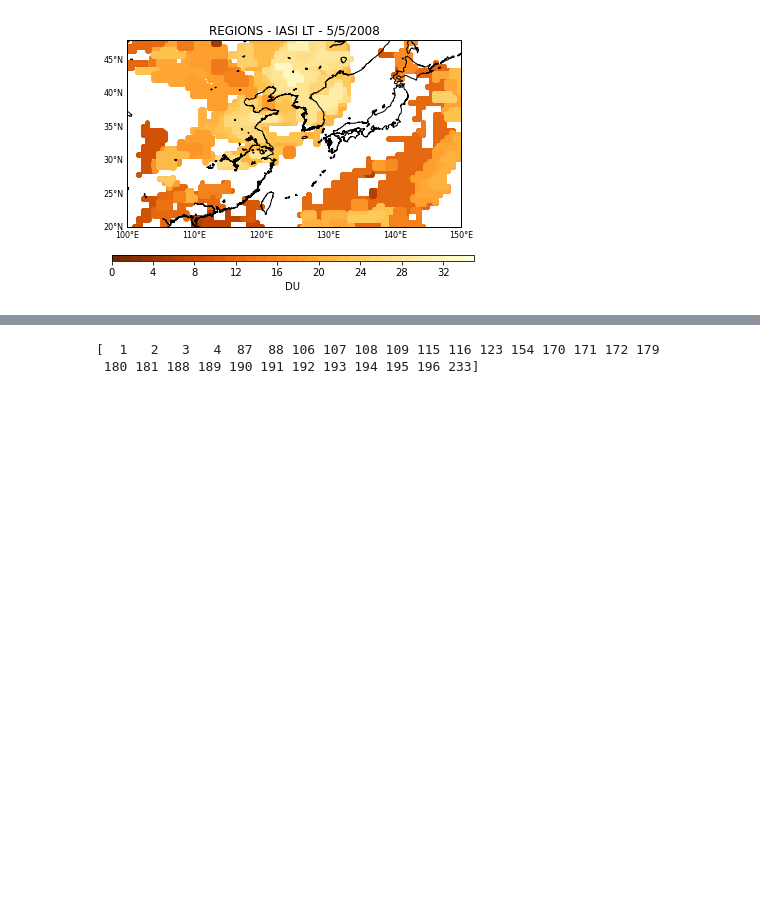
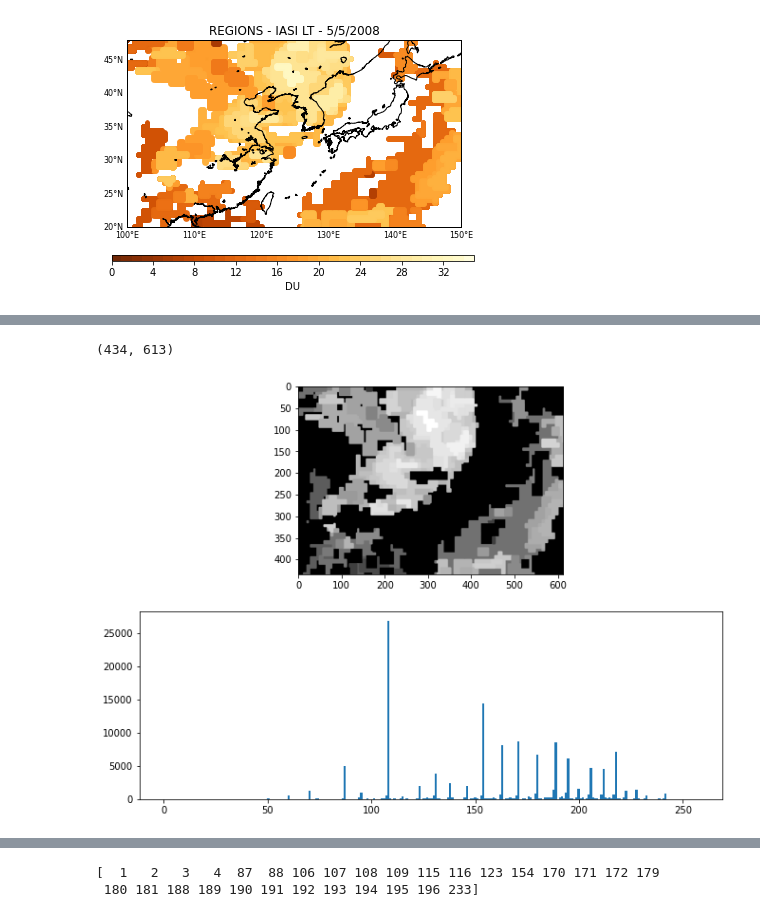
Before and after one commit to kmiloarguello/ozone-pollution, a Jupyter notebook: main.ipynb, the cells around one changed output, grey strips where cells are left out. Saved outputs shown, nothing was run; the diff lists cells and outputs as text; code cells hidden in the pictures; blank space fills up the shorter version.

```diff
--- a/main.ipynb
+++ b/main.ipynb
@@ -1081,3 +1081,21 @@ ax0.imshow(black_image, cmap="gray")
+# %%
+test_img = io.imread("regions-mser.png")
+
+#black_image = np.zeros([test_img.shape[0], test_img.shape[1], test_img.shape[2]], np.uint8)
+#alpha1 = 0 # Original value
+#r2, g2, b2, alpha2 = 255,255,255,255 # Value that we want to replace it with
+#red, green, blue, alpha = test_img[:,:,0], test_img[:,:,1], test_img[:,:,2], test_img[:,:,3]
+
+test_img = cv2.cvtColor(test_img, cv2.COLOR_RGBA2GRAY)
+test_img = np.where(test_img == 255, 0, test_img)
+print(test_img.shape)
+
+fig, (ax1,ax2) = plt.subplots(2,1, figsize=(11,8))
+ax1.imshow(test_img, cmap="gray")
+ax2.hist(test_img.ravel(),256,[1,256]); plt.show()
+# %% [output]
+(434, 613)
+[figure, added]
 # %%
 # Make bins
 
```
Also changed, not shown: parts of 9 cells of this notebook.
